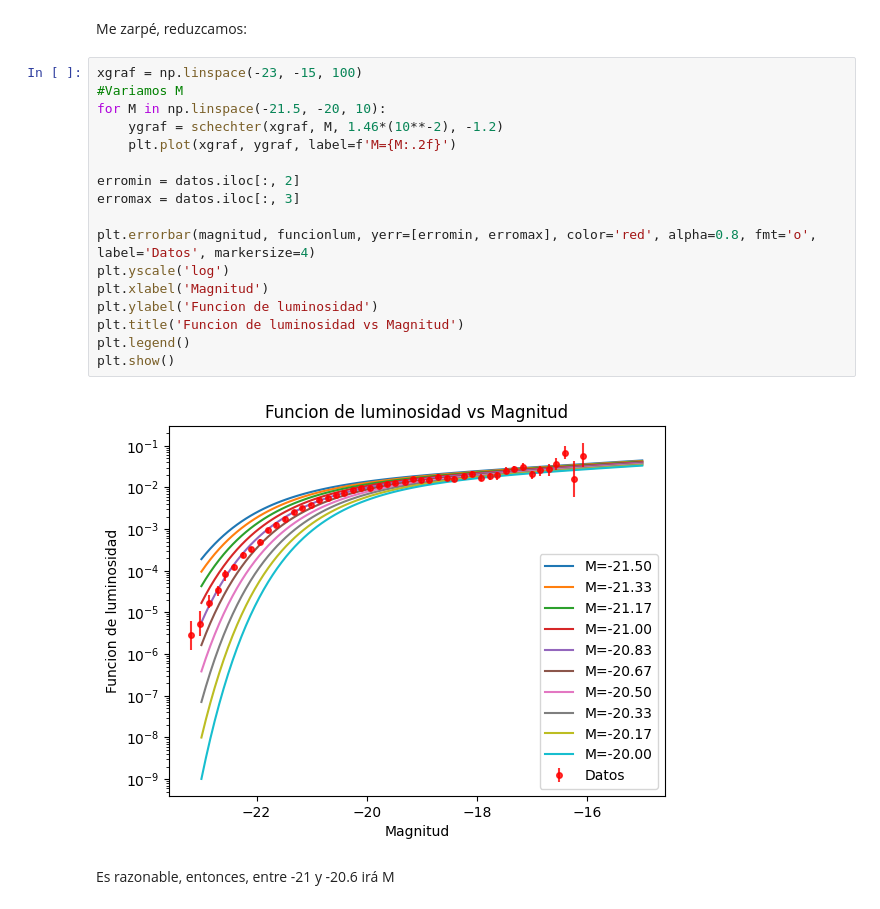
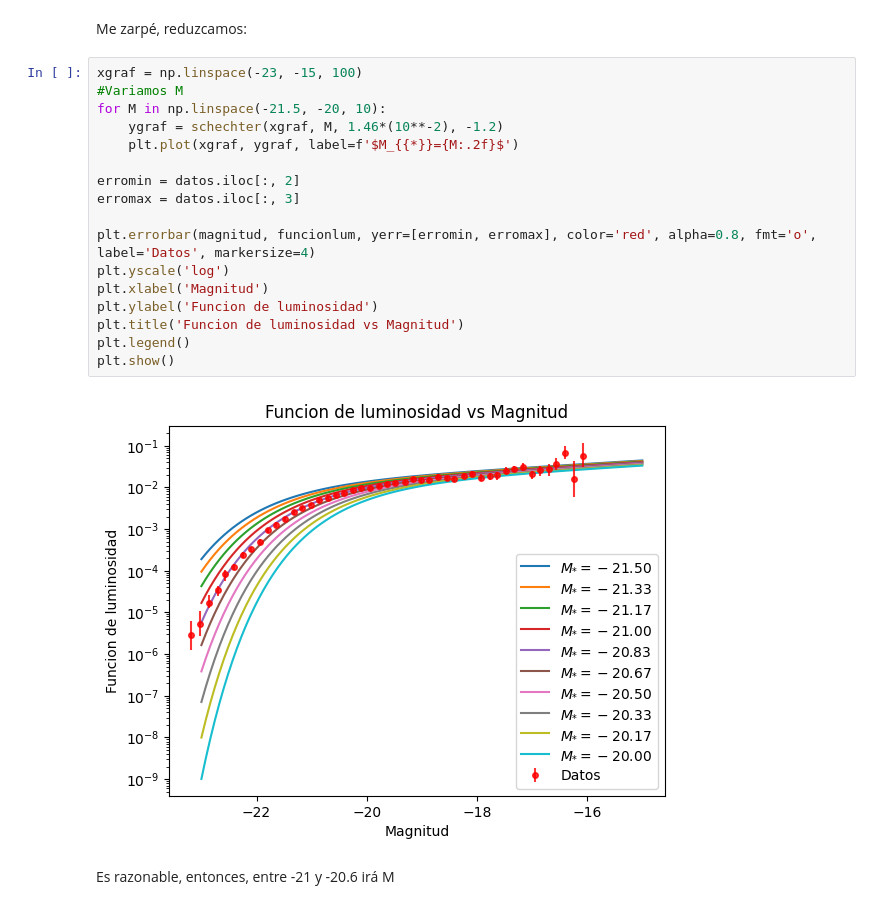
Before and after one commit to HombreRo12/Astromet_2024, a Jupyter notebook: Tp4/cadenas.ipynb, the cells around one changed output. Drawn from its saved outputs; the diff is of its cells as text.

```diff
--- a/Tp4/cadenas.ipynb
+++ b/Tp4/cadenas.ipynb
@@ -58,22 +58,22 @@ Me zarpé, reduzcamos:
 # %%
 xgraf = np.linspace(-23, -15, 100)
 #Variamos M
 for M in np.linspace(-21.5, -20, 10):
 	ygraf = schechter(xgraf, M, 1.46*(10**-2), -1.2)
-	plt.plot(xgraf, ygraf, label=f'M={M:.2f}')
+	plt.plot(xgraf, ygraf, label=f'$M_{{*}}={M:.2f}$')
 
 erromin = datos.iloc[:, 2]
 erromax = datos.iloc[:, 3]
 
 plt.errorbar(magnitud, funcionlum, yerr=[erromin, erromax], color='red', alpha=0.8, fmt='o', label='Datos', markersize=4)
 plt.yscale('log')
 plt.xlabel('Magnitud')
 plt.ylabel('Funcion de luminosidad')
 plt.title('Funcion de luminosidad vs Magnitud')
 plt.legend()
 plt.show()
 # %% [output]
-[figure, old version]
+[figure, new version]
 # %% [markdown]
 Es razonable, entonces, entre -21 y -20.6 irá M
 # %% [markdown]
```
Also changed, not shown: parts of 11 cells of this notebook, 5 other files.
